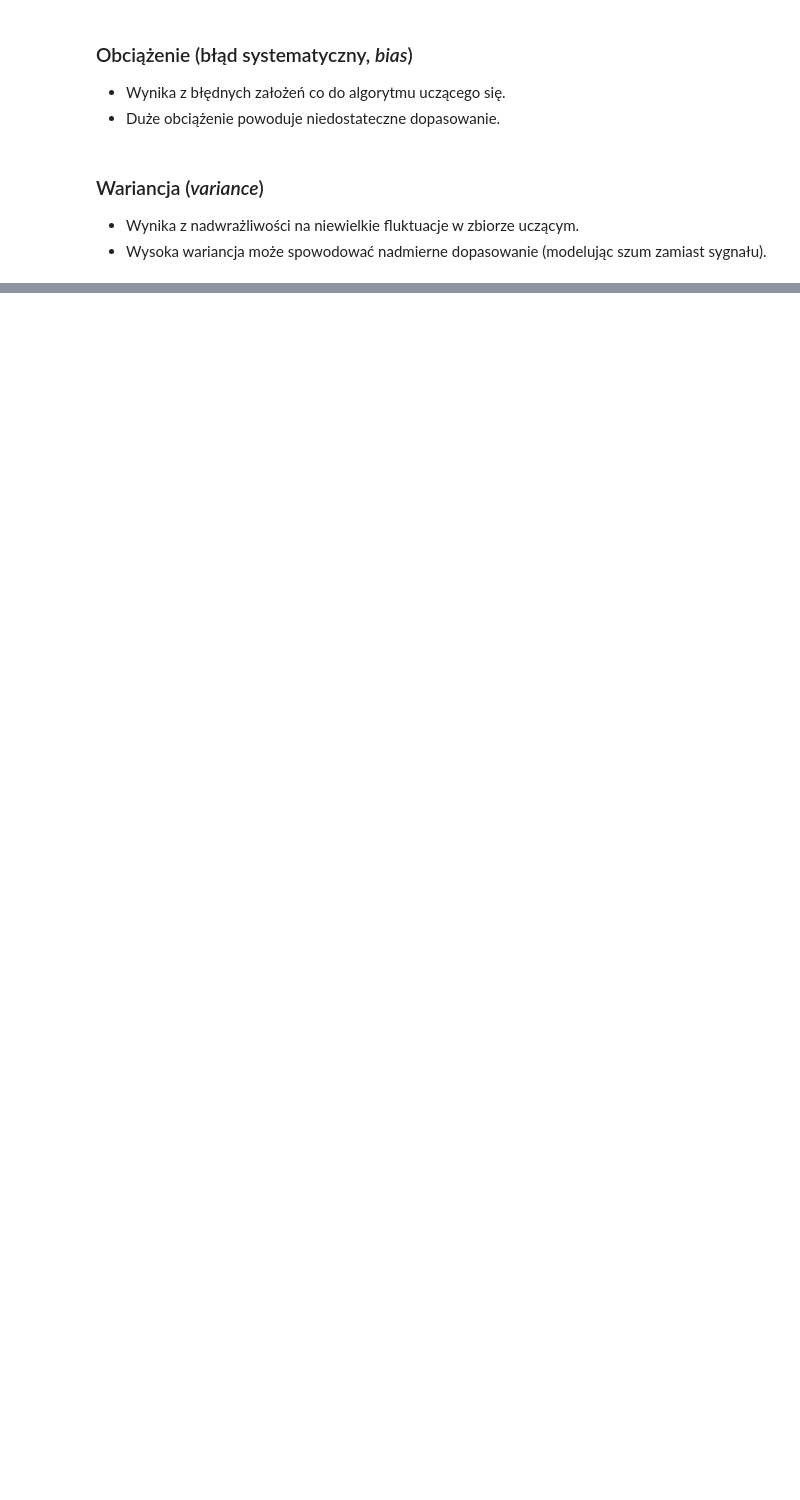
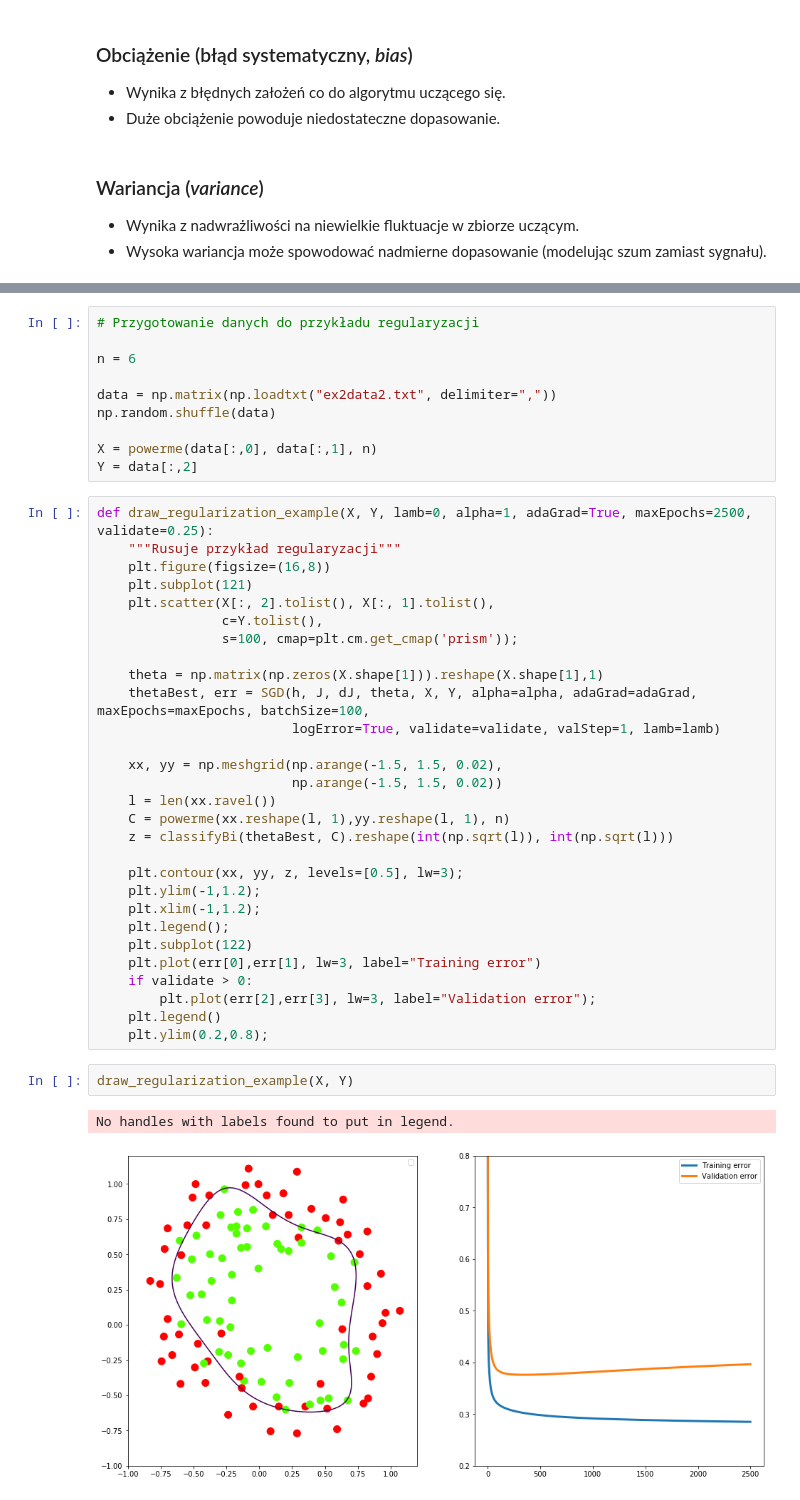
Before and after one commit to SzamanFL/umz20, a Jupyter notebook: wyk/2005_Regresja_wielomianowa.ipynb, the cells around one changed output, grey strips where cells are left out. Cells and saved outputs as stored; diff of their text form; blank space fills up the shorter version.

```diff
--- a/wyk/2004_Regresja_wielomianowa.ipynb
+++ b/wyk/2005_Regresja_wielomianowa.ipynb
@@ -441,0 +492,44 @@ Zobacz też: https://pl.wikipedia.org/wiki/Nadmierne_dopasowanie
+# %%
+# Przygotowanie danych do przykładu regularyzacji
+
+n = 6
+
+data = np.matrix(np.loadtxt("ex2data2.txt", delimiter=","))
+np.random.shuffle(data)
+
+X = powerme(data[:,0], data[:,1], n)
+Y = data[:,2]
+# %%
+def draw_regularization_example(X, Y, lamb=0, alpha=1, adaGrad=True, maxEpochs=2500, validate=0.25):
+    """Rusuje przykład regularyzacji"""
+    plt.figure(figsize=(16,8))
+    plt.subplot(121)
+    plt.scatter(X[:, 2].tolist(), X[:, 1].tolist(),
+                c=Y.tolist(),
+                s=100, cmap=plt.cm.get_cmap('prism'));
+
+    theta = np.matrix(np.zeros(X.shape[1])).reshape(X.shape[1],1)
+    thetaBest, err = SGD(h, J, dJ, theta, X, Y, alpha=alpha, adaGrad=adaGrad, maxEpochs=maxEpochs, batchSize=100,
+                         logError=True, validate=validate, valStep=1, lamb=lamb)
+
+    xx, yy = np.meshgrid(np.arange(-1.5, 1.5, 0.02),
+                         np.arange(-1.5, 1.5, 0.02))
+    l = len(xx.ravel())
+    C = powerme(xx.reshape(l, 1),yy.reshape(l, 1), n)
+    z = classifyBi(thetaBest, C).reshape(int(np.sqrt(l)), int(np.sqrt(l)))
+
+    plt.contour(xx, yy, z, levels=[0.5], lw=3);
+    plt.ylim(-1,1.2);
+    plt.xlim(-1,1.2);
+    plt.legend();
+    plt.subplot(122)
+    plt.plot(err[0],err[1], lw=3, label="Training error")
+    if validate > 0:
+        plt.plot(err[2],err[3], lw=3, label="Validation error");
+    plt.legend()
+    plt.ylim(0.2,0.8);
+# %%
+draw_regularization_example(X, Y)
+# %% [output]
+No handles with labels found to put in legend.
+[figure, added]
```
Also changed, not shown: parts of 26 cells of this notebook, 4 other files.
